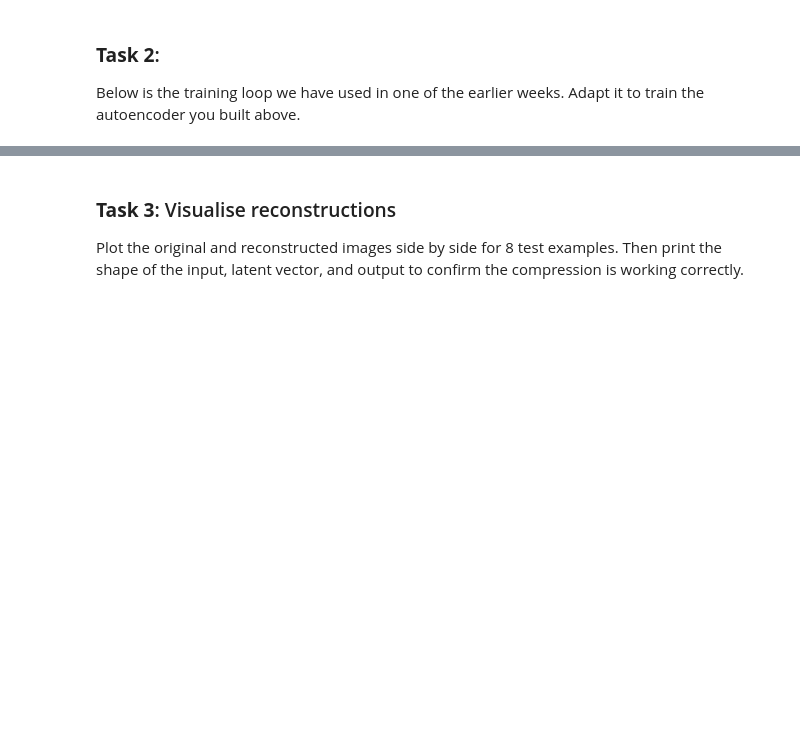
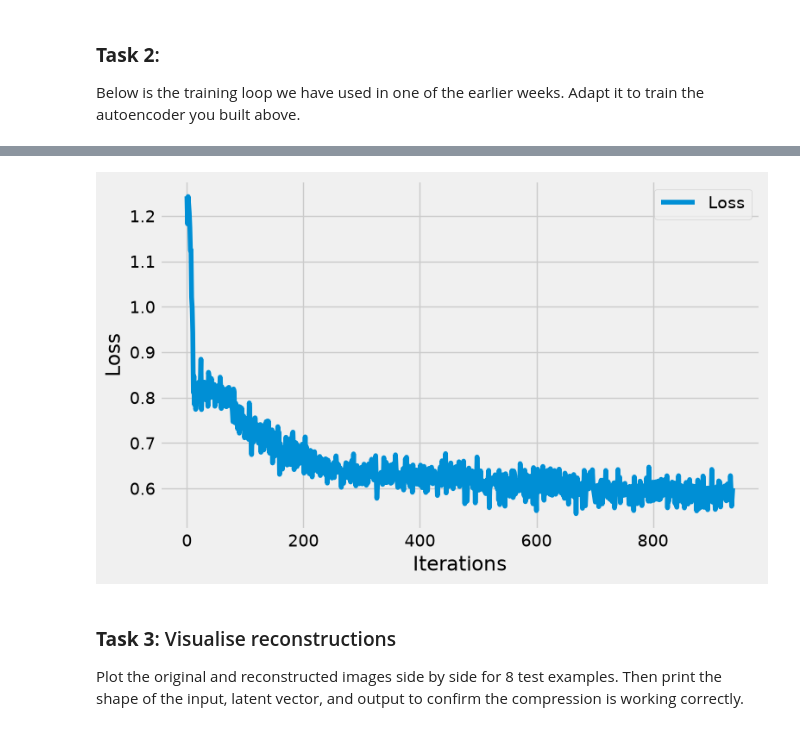
Before and after one commit to RandomSearch18/ai-labs, a Jupyter notebook: week-8/COB107_w6lab1_autoencoder_unsolved.ipynb, the cells around one changed output, grey strips where cells are left out. Drawn from its saved outputs; the diff is of its cells as text; code cells hidden in the pictures; blank space fills up the shorter version.

```diff
--- a/week-8/COB107_w6lab1_autoencoder_unsolved.ipynb
+++ b/week-8/COB107_w6lab1_autoencoder_unsolved.ipynb
@@ -8,5 +8,6 @@ from torchvision import datasets, transforms
 
 import matplotlib.pyplot as plt
 # %%
-device = 'cpu'
+device = torch.device("cuda" if torch.cuda.is_available() else "cpu")
+print(f"Using device: {device}")
 batch_size = 64
@@ -19,14 +22,14 @@ transform = transforms.Compose([
 ])
 
 train_dataset = datasets.MNIST(
-    root="/Users/shirindora/.datasets",
+    root="datasets",
     train=True,
     download=True,
     transform=transform
 )
 
 test_dataset = datasets.MNIST(
-    root="/Users/shirindora/.datasets",
+    root="datasets",
     train=False,
     download=True,
     transform=transform
@@ -82,22 +96,35 @@ model = NeuralNetwork().to(device)
 
 Below is the training loop we have used in one of the earlier weeks. Adapt it to train the autoencoder you built above.
 # %%
-criterion = nn.CrossEntropyLoss()
-optimizer = optim.SGD(model.parameters(), lr=1e-3)
+model = NeuralNetwork().to(device)
+loss_function = nn.MSELoss()
+optimizer = optim.Adam(model.parameters(), lr=1e-3, weight_decay=1e-8)
 # %%
-def train(model, loader, optimizer, criterion):
-    model.train()
-    total_loss = 0
+epochs = 1
+outputs = []
+losses = []
 
-    for images, labels in loader:
-        images, labels = images.to(device), labels.to(device)
+for epoch in range(epochs):
+    for images, _ in train_loader:
+        images = images.view(-1, 28 * 28).to(device)
+
+        reconstructed = model(images)
+        loss = loss_function(reconstructed, images)
 
         optimizer.zero_grad()
-        outputs = model(images)
-        loss = criterion(outputs, labels)
         loss.backward()
         optimizer.step()
 
-        total_loss += loss.item()
+        losses.append(loss.item())
 
-    return total_loss / len(loader)
+    outputs.append((epoch, images, reconstructed))
+    print(f"Epoch {epoch+1}/{epochs}, Loss: {loss.item():.6f}")
+
+plt.style.use('fivethirtyeight')
+plt.figure(figsize=(8, 5))
+plt.plot(losses, label='Loss')
+plt.xlabel('Iterations')
+plt.ylabel('Loss')
+plt.legend()
+plt.show()
+# %% [output]
@@ -104,3 +132,4 @@ def train(model, loader, optimizer, criterion):
+[figure, added]
 # %% [markdown]
 ### **Task 3**: Visualise reconstructions
 
```
Also changed, not shown: parts of 6 cells of this notebook, 1 other file.
